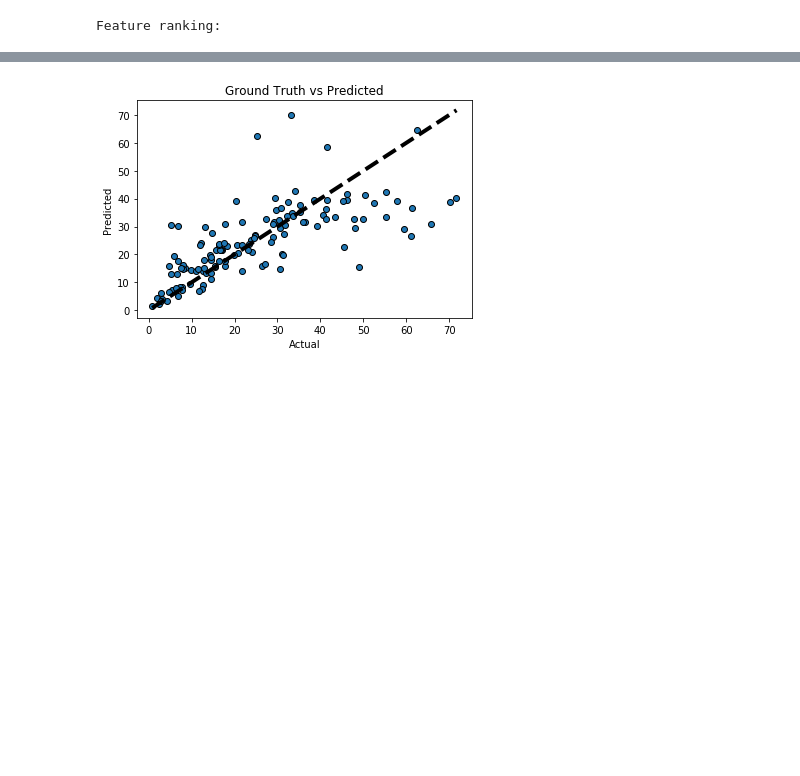
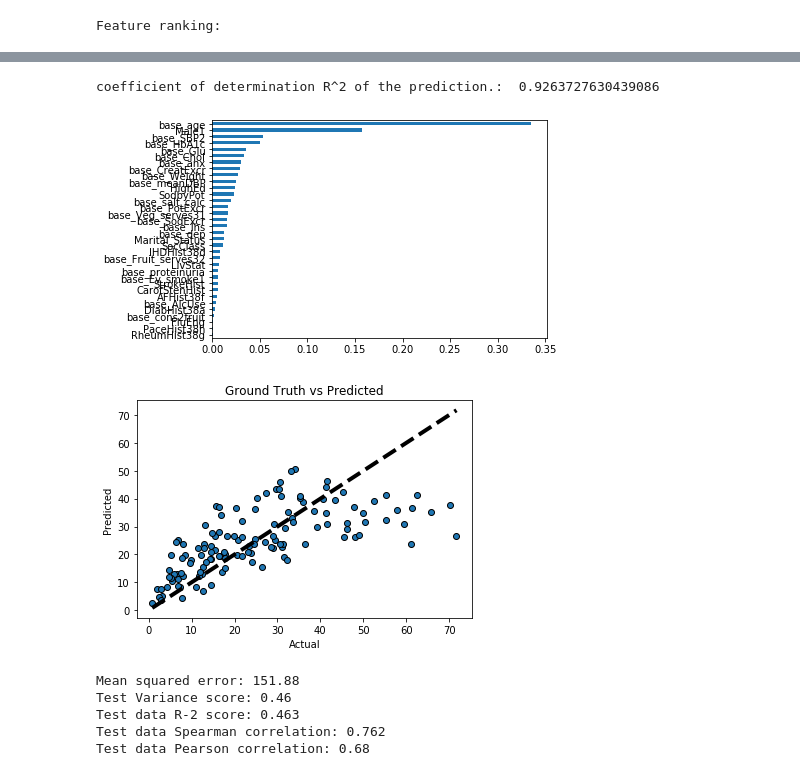
Before and after one commit to GNtem2/python_journey, a Jupyter notebook: RFstandfirm.ipynb, the cells around one changed output, grey strips where cells are left out. Drawn from its saved outputs; the diff is of its cells as text; code cells hidden in the pictures; blank space fills up the shorter version.

```diff
--- a/RFstandfirm.ipynb
+++ b/RFstandfirm.ipynb
@@ -76,5 +143,6 @@ dftrain['base_proteinuria'],_ = pd.factorize(dftrain['base_proteinuria'])
 # %%
-n_estimators=100
+#first model 12 month frs
+n_estimators=200
 # Fit regression model
 # Estimate the score on the entire dataset, with no missing values
 model = RandomForestRegressor(random_state=0, n_estimators=n_estimators)
@@ -154,18 +189,47 @@ Test Variance score: 0.50
-# %%
-from sklearn.model_selection import cross_val_predict
-
-fig, ax = plt.subplots()
-
-ax.scatter(y_test_set, y_predicted, edgecolors=(0, 0, 0))
-
-ax.plot([y_test_set.min(), y_test_set.max()], [y_test_set.min(), y_test_set.max()], 'k--', lw=4)
-
-ax.set_xlabel('Actual')
-
-ax.set_ylabel('Predicted')
-
-ax.set_title("Ground Truth vs Predicted")
-
-plt.show()
-# %% [output]
-[figure, removed]
+# %%
+model_ranks=pd.Series(model.feature_importances_,index=x_training_set.columns,name="Importance").sort_values(ascending=True,inplace=False)
+ax=model_ranks.plot(kind='barh')
+
+model_score = model.score(x_training_set,y_training_set)
+# Have a look at R sq to give an idea of the fit ,
+# Explained variance score: 1 is perfect prediction
+print('coefficient of determination R^2 of the prediction.: ',model_score)
+y_predicted = model.predict(x_test_set)
+
+
+#plot observed vs predicted
+fig, ax = plt.subplots()
+ax.scatter(y_test_set, y_predicted, edgecolors=(0, 0, 0))
+ax.plot([y_test_set.min(), y_test_set.max()], [y_test_set.min(), y_test_set.max()], 'k--', lw=4)
+ax.set_xlabel('Actual')
+ax.set_ylabel('Predicted')
+ax.set_title("Ground Truth vs Predicted")
+plt.show()
+
+#Model parameters study :
+#The coefficient R^2 is defined as (1 – u/v), where u is the residual sum of squares ((y_true – y_pred) ** 2).sum() and v is the total sum of squares ((y_true – y_true.mean()) ** 2).sum().
+
+# The mean squared error
+print("Mean squared error: %.2f"% mean_squared_error(y_test_set, y_predicted))
+
+# Explained variance score: 1 is perfect prediction
+print('Test Variance score: %.2f' % r2_score(y_test_set, y_predicted))
+
+
+test_score = r2_score(y_test_set, y_predicted)
+spearman = spearmanr(y_test_set, y_predicted)
+pearson = pearsonr(y_test_set, y_predicted)
+
+#print(f'Out-of-bag R-2 score estimate: {model.oob_score_:>5.3}')
+print(f'Test data R-2 score: {test_score:>5.3}')
+print(f'Test data Spearman correlation: {spearman[0]:.3}')
+print(f'Test data Pearson correlation: {pearson[0]:.3}')
+# %% [output]
+coefficient of determination R^2 of the prediction.:  0.9263727630439086
+[figure, added]
+[figure, added]
+Mean squared error: 151.88
+Test Variance score: 0.46
+Test data R-2 score: 0.463
+Test data Spearman correlation: 0.762
+Test data Pearson correlation: 0.68
```
Also changed, not shown: parts of 30 cells of this notebook.
